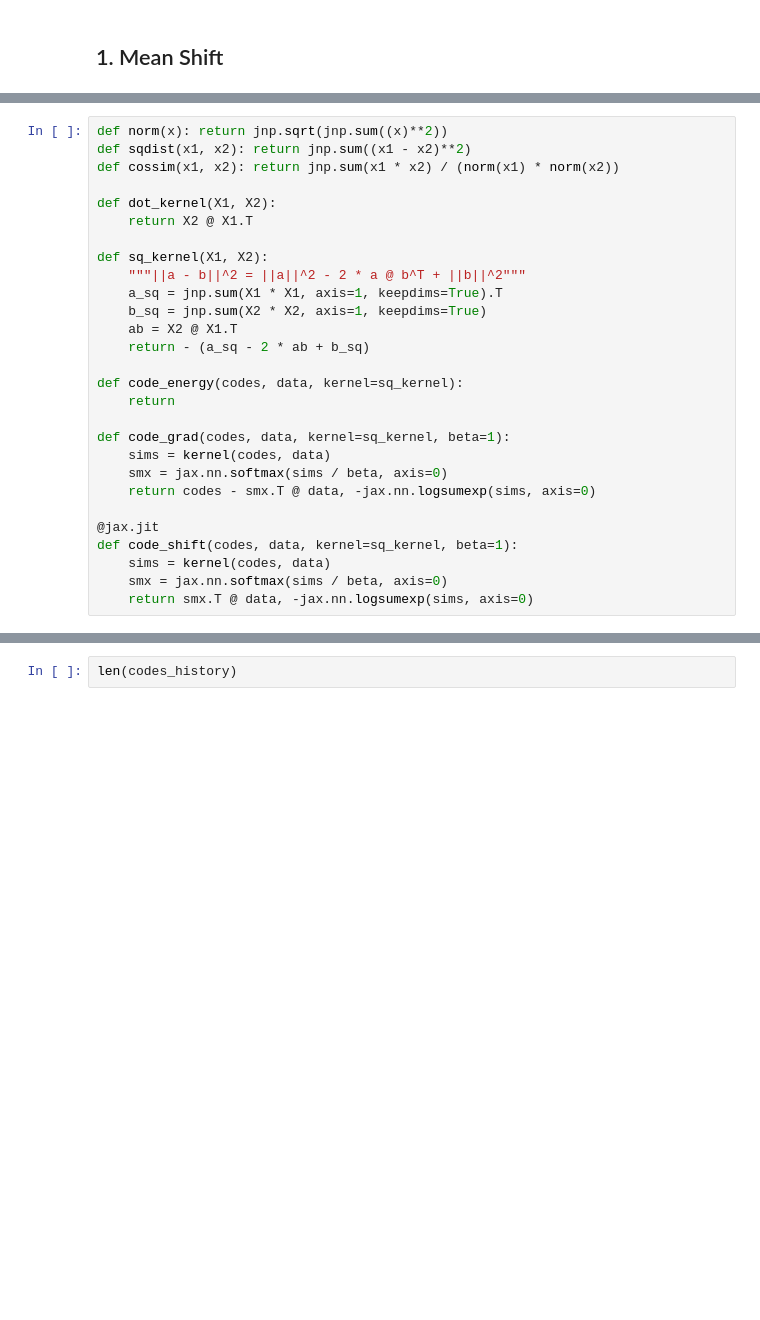
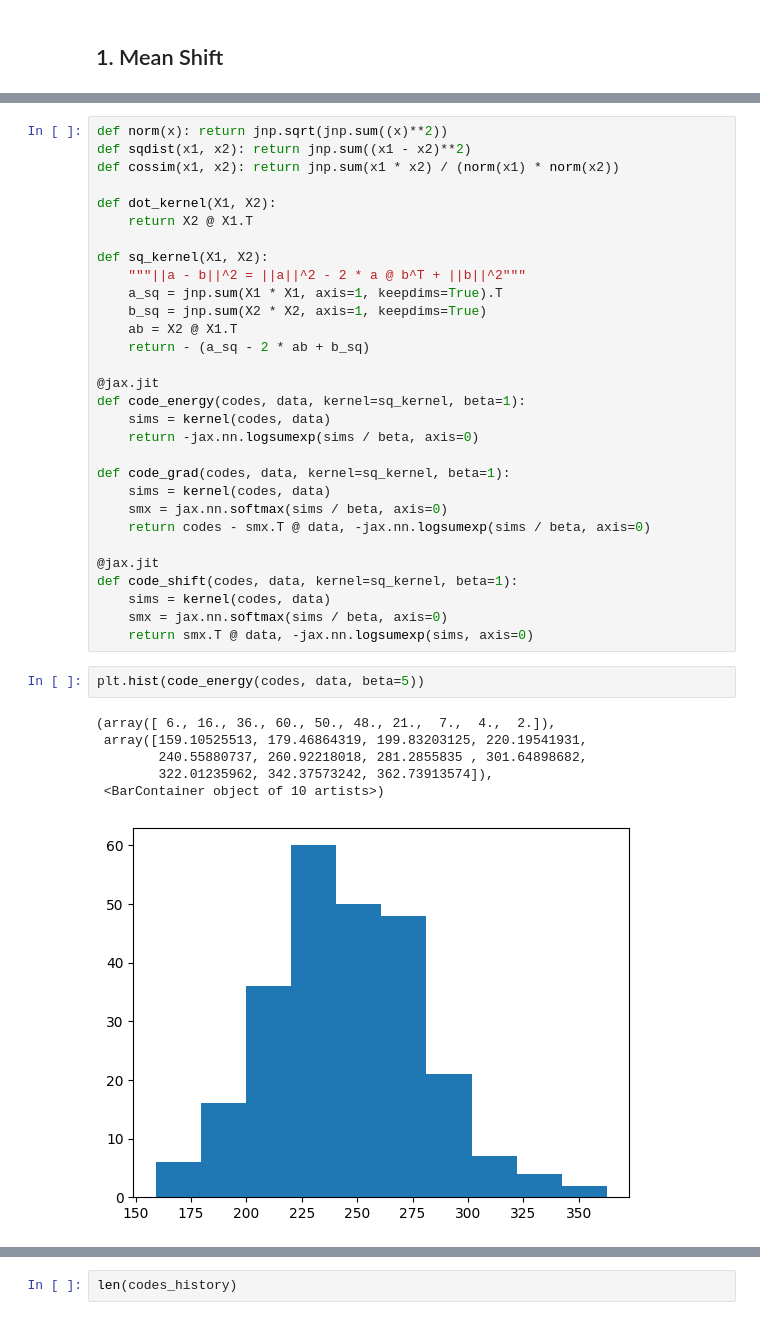
Before and after one commit to sugolov/vae, a Jupyter notebook: vae/notebooks/mean_shift.ipynb, the cells around one changed output, grey strips where cells are left out. Drawn from its saved outputs; the diff is of its cells as text; blank space fills up the shorter version.

```diff
--- a/vae/notebooks/mean_shift.ipynb
+++ b/vae/notebooks/mean_shift.ipynb
@@ -84,19 +84,30 @@ def sq_kernel(X1, X2):
     ab = X2 @ X1.T
     return - (a_sq - 2 * ab + b_sq)
 
-def code_energy(codes, data, kernel=sq_kernel):
-    return
+@jax.jit
+def code_energy(codes, data, kernel=sq_kernel, beta=1):
+    sims = kernel(codes, data)
+    return -jax.nn.logsumexp(sims / beta, axis=0)
 
 def code_grad(codes, data, kernel=sq_kernel, beta=1):
     sims = kernel(codes, data)
     smx = jax.nn.softmax(sims / beta, axis=0)
-    return codes - smx.T @ data, -jax.nn.logsumexp(sims, axis=0)
+    return codes - smx.T @ data, -jax.nn.logsumexp(sims / beta, axis=0)
 
 @jax.jit
 def code_shift(codes, data, kernel=sq_kernel, beta=1):
     sims = kernel(codes, data)
     smx = jax.nn.softmax(sims / beta, axis=0)
     return smx.T @ data, -jax.nn.logsumexp(sims, axis=0)
+# %%
+plt.hist(code_energy(codes, data, beta=5))
+# %% [output]
+(array([ 6., 16., 36., 60., 50., 48., 21.,  7.,  4.,  2.]),
+ array([159.10525513, 179.46864319, 199.83203125, 220.19541931,
+        240.55880737, 260.92218018, 281.2855835 , 301.64898682,
+        322.01235962, 342.37573242, 362.73913574]),
+ <BarContainer object of 10 artists>)
+[figure, added]
 # %%
 import optax
 from functools import partial
```
Also changed, not shown: parts of 5 cells of this notebook, 1 other file.
